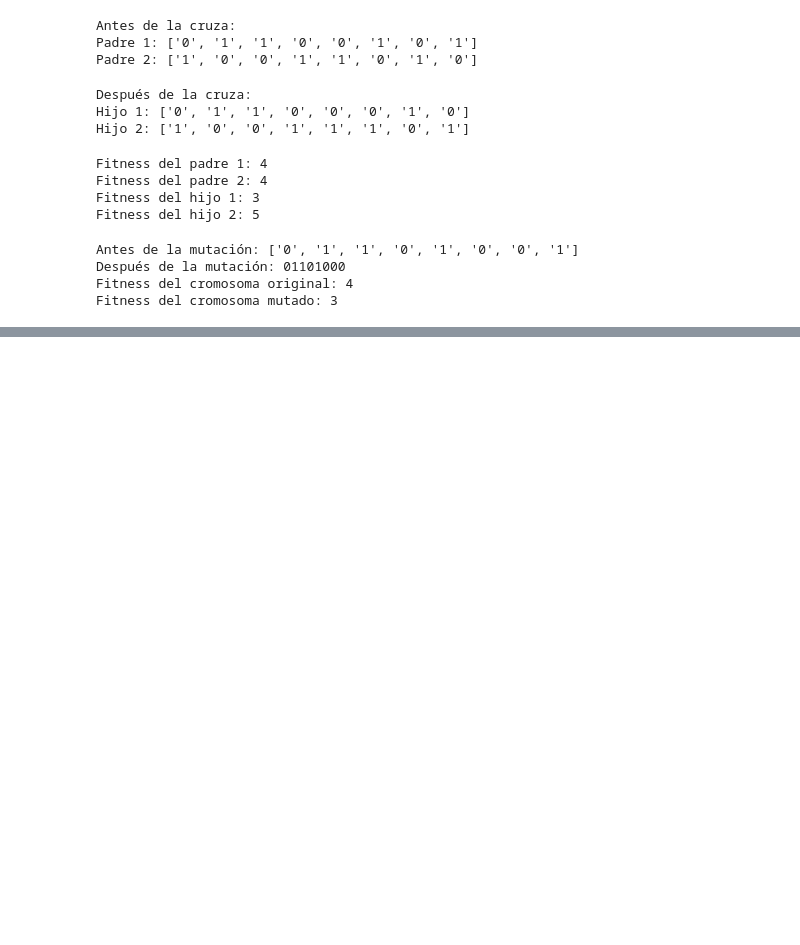
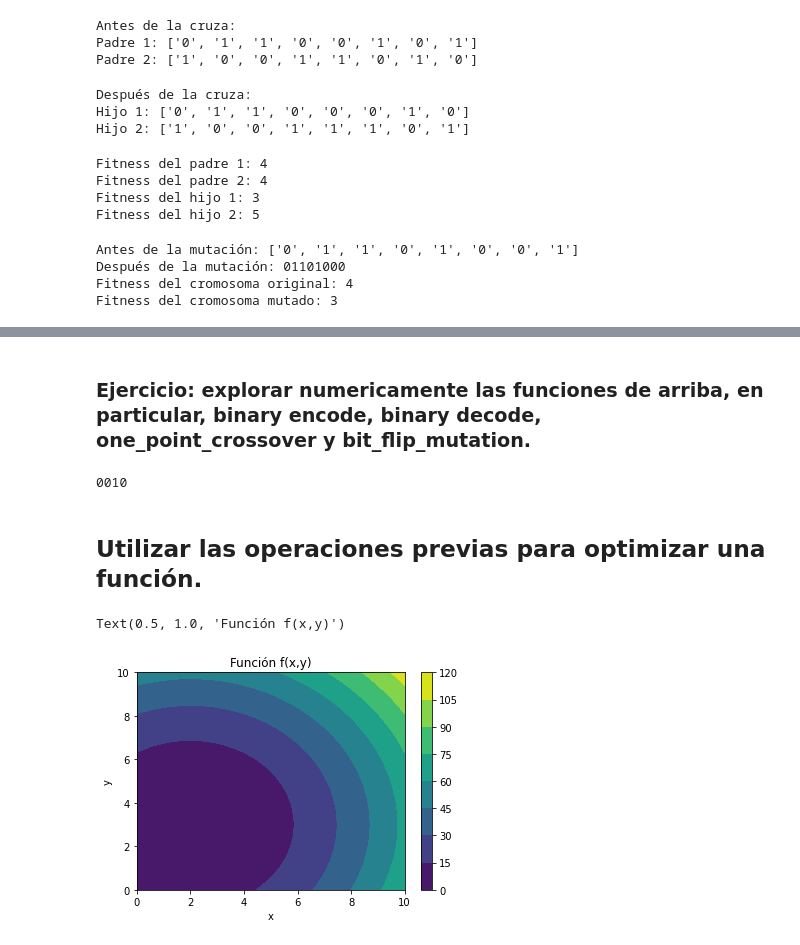
Before and after one commit to igomezv/ComputoEvolutivo, a Jupyter notebook: 6_2_AlgoritmoGeneticoBasico.ipynb, the cells around one changed output, grey strips where cells are left out. Saved outputs shown, nothing was run; the diff lists cells and outputs as text; code cells hidden in the pictures; blank space fills up the shorter version.

```diff
--- a/6_2_AlgoritmoGeneticoBasico.ipynb
+++ b/6_2_AlgoritmoGeneticoBasico.ipynb
@@ -131,0 +199,32 @@ Fitness del cromosoma mutado: 3
+# %% [markdown]
+### Ejercicio: explorar numericamente las funciones de arriba, en particular, binary encode, binary decode, one_point_crossover y bit_flip_mutation.
+# %%
+print(binary_encode(x=2, num_bits=4))
+# bit_flip_mutation(individual=ind, mutation_rate=0.2)
+# %% [output]
+0010
+# %% [markdown]
+## Utilizar las operaciones previas para optimizar una función.
+# %%
+# Definición de la función objetivo (función cuadrática)
+def f(x1, x2):
+    return (x1 - 3)**2 + (x2 - 2)**2
+# %%
+# Definir el rango de valores para x e y
+x_range = np.linspace(0, 10, 100)
+y_range = np.linspace(0, 10, 100)
+
+# Calcular los valores de z para cada combinación de x e y
+z = np.array([[f(x, y) for y in y_range] for x in x_range])
+
+# Graficar la función f
+fig, ax = plt.subplots()
+cmap = ax.contourf(x_range, y_range, z, cmap='viridis')
+# ax.contourf(x_range, y_range, z, cmap='viridis')
+fig.colorbar(cmap)
+ax.set_xlabel('x')
+ax.set_ylabel('y')
+ax.set_title('Función f(x,y)')
+# %% [output]
+Text(0.5, 1.0, 'Función f(x,y)')
+[figure, added]
```
Also changed, not shown: parts of 9 cells of this notebook.
